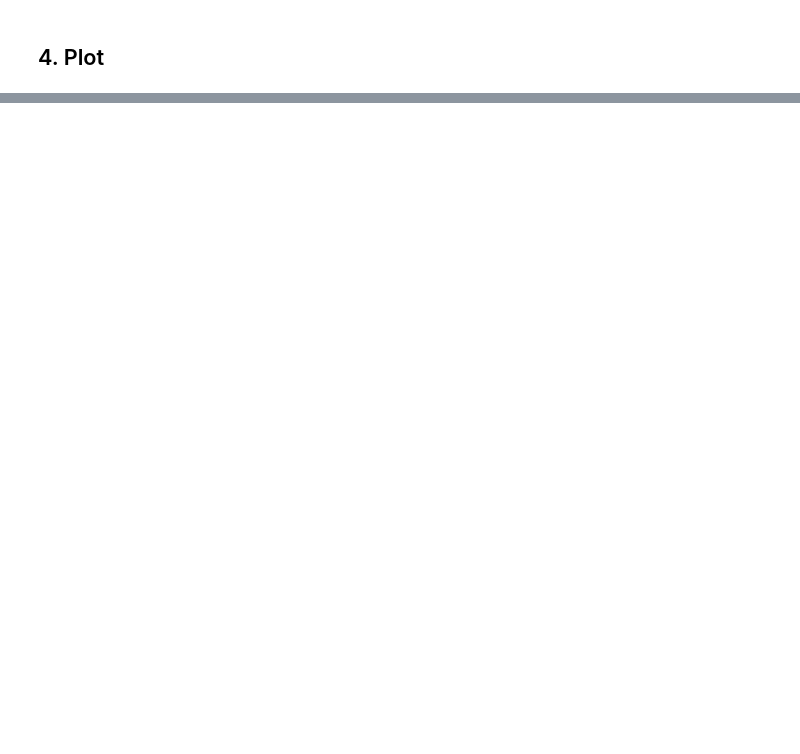
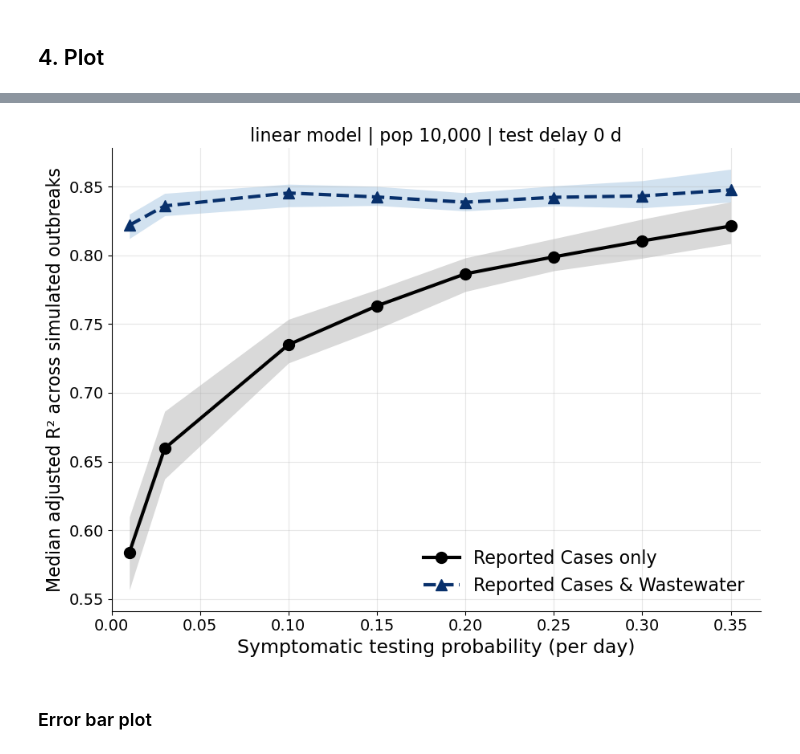
Before and after one commit to andersen-lab/covasim4wastewater, a Jupyter notebook: modeling/analysis_sandiego_cases_waste_water/Linear_models_case_testing_prob_varied.ipynb, the cells around one changed output, grey strips where cells are left out. Cells and saved outputs as stored; diff of their text form; code cells hidden in the pictures; blank space fills up the shorter version.

Commit message:
Updated case/wastewater notebooks

```diff
--- a/modeling/analysis_sandiego_cases_waste_water/Linear_models_case_testing_prob_varied.ipynb
+++ b/modeling/analysis_sandiego_cases_waste_water/Linear_models_case_testing_prob_varied.ipynb
@@ -199,6 +201,8 @@ def summarize(per_run, n_boot=2000, seed=0):
                 row[f"median_AdjR2_{name}"] = np.median(x)
                 row[f"q25_{name}"], row[f"q75_{name}"] = np.percentile(x, [25, 75])
                 row[f"ci_low_{name}"], row[f"ci_high_{name}"] = np.percentile(boot, [2.5, 97.5])
+                row[f"mean_{name}"] = x.mean()
+                row[f"sd_{name}"] = x.std(ddof=1) if len(x) > 1 else np.nan
             else:
                 row.update({f"median_AdjR2_{name}": np.nan, f"q25_{name}": np.nan, f"q75_{name}": np.nan,
                             f"ci_low_{name}": np.nan, f"ci_high_{name}": np.nan})
@@ -247,18 +267,21 @@ print("Saved", OUT_DIR / f"summary_{FIT_TAG}.csv")
 ## 4. Plot
 # %%
 STYLES = [   # model, legend label, line colour, band colour, line style, marker
-    ("cases",      "Cases only",      "black",          "black",          "-",  "o"),
-    ("wastewater", "Wastewater only", "cornflowerblue", "cornflowerblue", "-",  "s"),
-    ("both",       "Both",            "#08306b",        "#2171b5",        "--", "^"),
+    ("cases",      "Reported Cases only",      "black",          "black",          "-",  "o"),
+    #("wastewater", "Wastewater only", "cornflowerblue", "cornflowerblue", "-",  "s"),
+    #("both",       "Reported Cases & Wastewater",            "cornflowerblue",       "cornflowerblue",        "--", "^"),
+    ("both",       "Reported Cases & Wastewater",            BLUE,      BLUE,        "--", "^")
 ]
 
 BAND_LABEL = {"iqr": "Interquartile range across runs", "ci": "95% CI of the median (bootstrap)"}
 
-def draw_adjr2(ax, results, param, band="iqr", fs=14):
+def draw_adjr2(ax, results, param, band="iqr", fs=14, legend_fs=16, show=("cases", "both")):
     sub = results[results["param"] == param].sort_values("value")
     x = sub["value"].astype(float)
     lo, hi = ("q25", "q75") if band == "iqr" else ("ci_low", "ci_high")
     for name, label, color, band_color, ls, mk in STYLES:
+        if name not in show:
+            continue
         ax.fill_between(x, sub[f"{lo}_{name}"], sub[f"{hi}_{name}"], color=band_color,
                         alpha=0.20 if name == "both" else 0.15, linewidth=0)
         ax.plot(x, sub[f"median_AdjR2_{name}"], ls=ls, marker=mk, color=color, lw=3, ms=10,
@@ -268,8 +291,8 @@ def draw_adjr2(ax, results, param, band="iqr", fs=14):
         ax.spines[side].set_visible(False)
     ax.grid(alpha=0.3)
     handles, labels = ax.get_legend_handles_labels()
-    handles.append(Patch(facecolor="gray", alpha=0.25, label=BAND_LABEL[band]))
-    ax.legend(handles=handles, fontsize=fs - 2, loc="lower right", frameon=False)
+    #handles.append(Patch(facecolor="gray", alpha=0.25, label=BAND_LABEL[band]))
+    ax.legend(handles=handles, fontsize=legend_fs, loc="lower right", frameon=False)
 
 def plot_symp_prob(results, band="iqr", title=None):
     """Returns the figure; does not save."""
@@ -291,3 +316,13 @@ plt.show()
+# %%
+fig = plot_symp_prob(
+    results,
+    title=f"{MODEL_TYPE} model | pop {POP_SIZE:,} | test delay {TEST_DELAY} d",
+)
+plt.show()
+# %% [output]
+[figure, added]
 # %%
 fig.savefig(OUT_DIR / f"sensitivity_symp_prob_adjR2_{FIT_TAG}.png", dpi=200)
 print("Saved", OUT_DIR / f"sensitivity_symp_prob_adjR2_{FIT_TAG}.png")
+# %% [markdown]
+### Error bar plot
```
Also changed, not shown: parts of 36 cells of this notebook, 1 other file.
